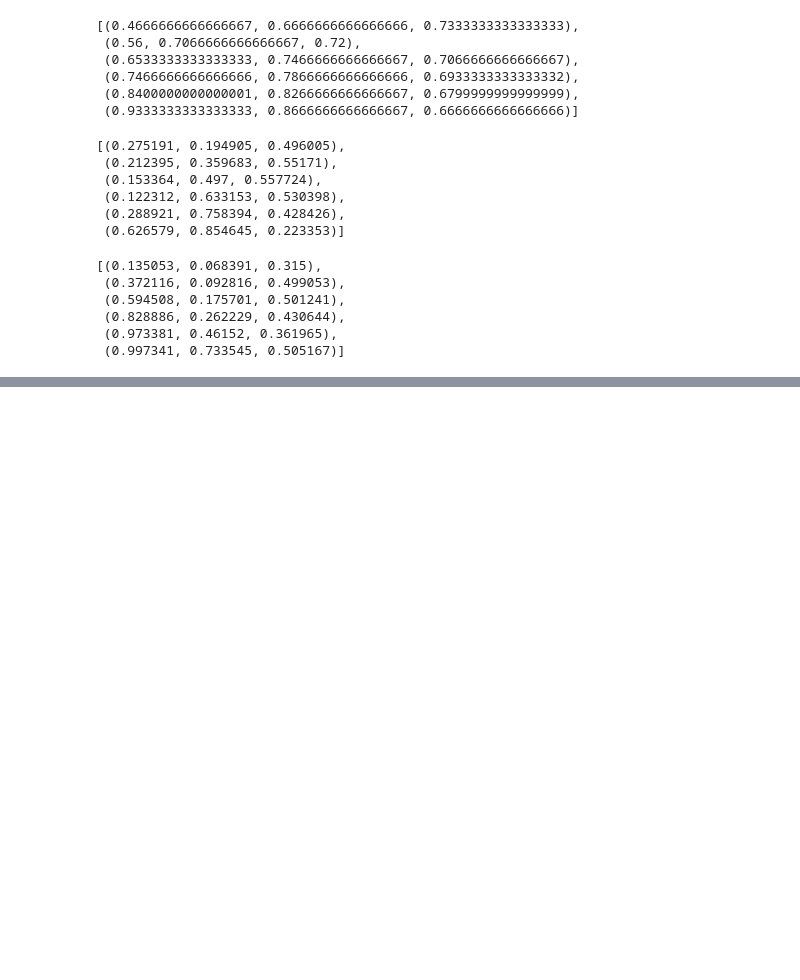
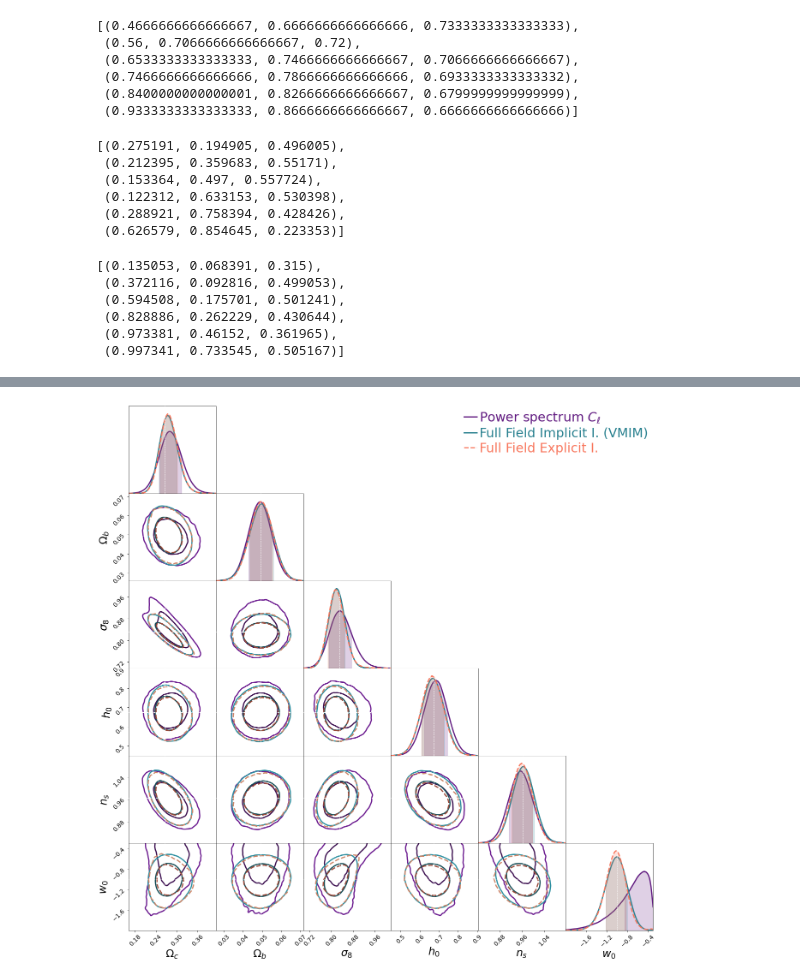
Before and after one commit to dlanzieri/WL_Implicit-Inference, a Jupyter notebook: notebook/posterior_comparison.ipynb, the cells around one changed output, grey strips where cells are left out. Drawn from its saved outputs; the diff is of its cells as text; code cells hidden in the pictures; blank space fills up the shorter version.

```diff
--- a/notebook/posterior_comparison.ipynb
+++ b/notebook/posterior_comparison.ipynb
@@ -83,0 +82,13 @@ plt.savefig('../figures/contours_posterior_imp_ex_ps.pdf')
+# %%
+c = ChainConsumer()
+c.add_chain([sample_ps[:,i] for i in range(6)], parameters= name_parameters, name = 'Power spectrum $C_{\ell}$',)
+c.add_chain([sample_nd_vmim[:,i] for i in range(6)], parameters= name_parameters, name = 'Full Field Implicit I. (VMIM)')
+c.add_chain([sample_ff[:,i] for i in range(6)], parameters= name_parameters, name = 'Full Field Explicit I.')
+c.configure(legend_kwargs={'fontsize': 30},linewidths=[2.8, 2.8, 2.8], linestyles=["-", "-", "--"], shade=[False, False, False], shade_alpha=[.2, 1., 1.], bar_shade=True, flip=False, colors=[array(palette3[1]),array(palette2[2]),array(palette3[4])], tick_font_size=14, label_font_size=25)
+c.configure_truth(color='w', ls="--", linewidth=1.0)
+fig = c.plotter.plot(truth=fid_params, figsize=2.0, )
+fig.set_size_inches(2 + fig.get_size_inches())
+
+plt.savefig('../figures/contours_posterior_imp_ex_ps_dashed.pdf')
+# %% [output]
+[figure, added]
```
Also changed, not shown: parts of 3 cells of this notebook, 7 other files.
